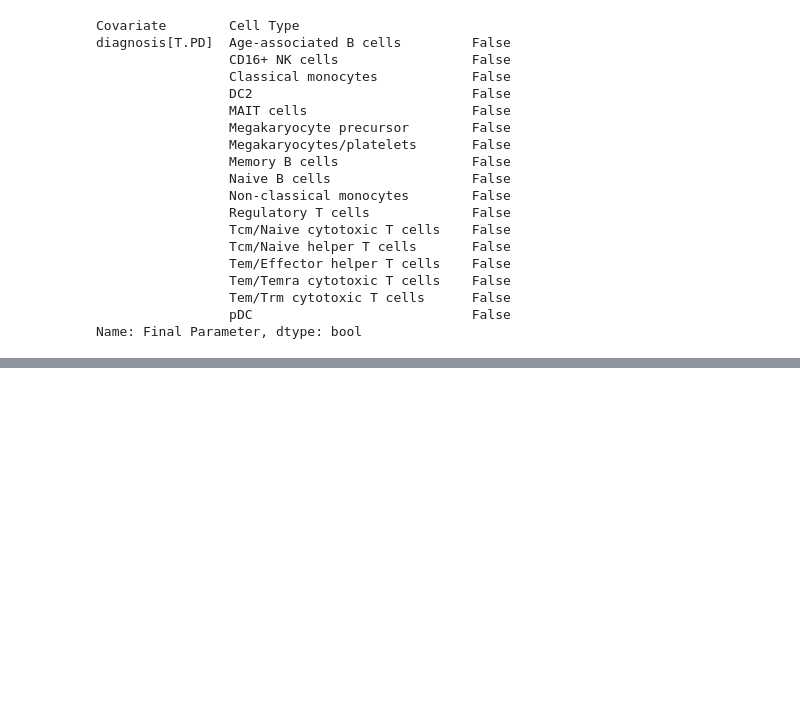
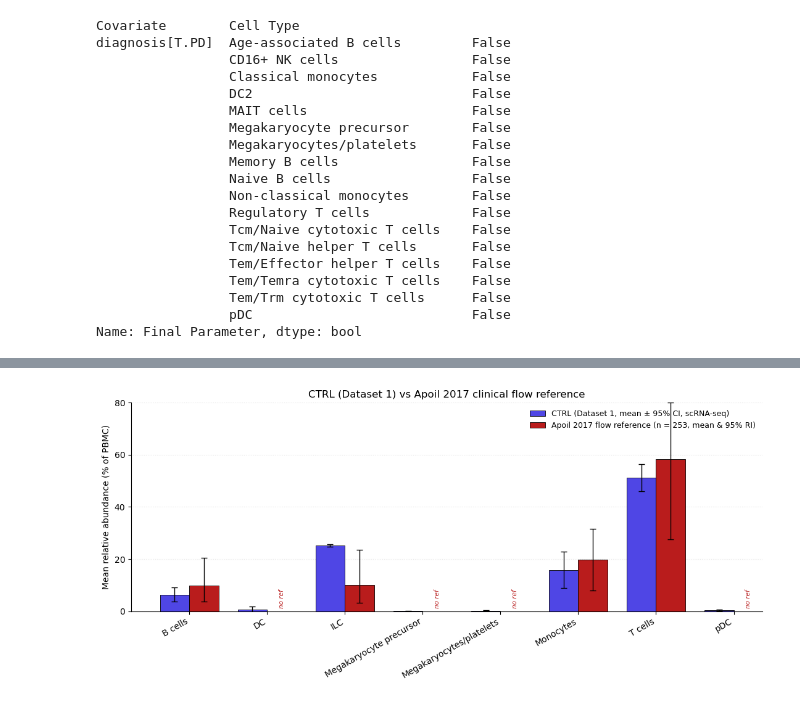
Before and after one commit to zeinabbh/M10, a Jupyter notebook: dataset1_composition.ipynb, the cells around one changed output, grey strips where cells are left out. Cells and saved outputs as stored; diff of their text form; code cells hidden in the pictures; blank space fills up the shorter version.

Commit message:
tried scanpro, added comparison to reference ranges

```diff
--- a/dataset1_composition.ipynb
+++ b/dataset1_composition.ipynb
@@ -488,0 +599,93 @@ sccoda_model.set_fdr(sccoda_data, 0.05)
+# %%
+
+# ---------- Apoil 2017 reference, scaled to % of PBMC ----------
+# PBMC denominator: Apoil lymph (2012/µL) + clinical mono ref (500/µL)
+# + Autissier DCs (15/µL) ≈ 2527 cells/µL
+PBMC_MEAN = 2012 + 500 + 15
+
+# cluster, mean_count, lo_count, hi_count
+apoil_rows = [
+    ("T cells",                   1473,  700, 2508),
+    ("B cells",                    247,   92,  515),
+    ("ILC",                        253,   82,  594),
+    ("Monocytes",                  500,  200,  800),   # clinical reference, not Apoil
+    ("Plasma cells",               3.2,  0.5, 12.4),   # Apoil plasmablasts × B count
+    ("DC",                        None, None, None),   # not covered
+    ("pDC",                       None, None, None),
+    ("Megakaryocytes/platelets",  None, None, None),
+]
+apoil_ref = pd.DataFrame(
+    apoil_rows,
+    columns=["celltypist_cell_label_coarse", "mean_count", "lo_count", "hi_count"],
+)
+apoil_ref["apoil_mean"] = apoil_ref["mean_count"] / PBMC_MEAN * 100
+apoil_ref["apoil_lo"]   = apoil_ref["lo_count"]   / PBMC_MEAN * 100
+apoil_ref["apoil_hi"]   = apoil_ref["hi_count"]   / PBMC_MEAN * 100
+# cap the T-cell upper bound at ~80 so the y axis doesn't break
+apoil_ref.loc[apoil_ref["celltypist_cell_label_coarse"] == "T cells", "apoil_hi"] = 80.0
+
+# ---------- aggregate your CTRL: mean + 95% CI per cluster ----------
+ctrl_stats = (
+    ctrl_plot_df
+    .groupby("celltypist_cell_label_coarse", observed=True)["rel_abundance"]
+    .agg(["mean", "std", "count"])
+    .reset_index()
+)
+ctrl_stats["ci95"] = 1.96 * ctrl_stats["std"] / np.sqrt(ctrl_stats["count"])
+
+# merge, keeping CTRL order as the x-axis
+df = (
+    ctrl_stats
+    .merge(apoil_ref, on="celltypist_cell_label_coarse", how="left")
+    .rename(columns={"mean": "ctrl_mean"})
+)
+
+# ---------- paired bar plot ----------
+fig, ax = plt.subplots(figsize=(11, 5))
+x = np.arange(len(df))
+w = 0.38
+
+# your CTRL (blue) — mean ± 95% CI
+ax.bar(
+    x - w/2, df["ctrl_mean"], w,
+    yerr=df["ci95"], capsize=3.5,
+    color="#4f46e5", edgecolor="black", linewidth=0.6,
+    label="CTRL (Dataset 1, mean ± 95% CI, scRNA-seq)",
+    error_kw=dict(elinewidth=1, ecolor="black"),
+)
+
+# Apoil reference (red) — mean with asymmetric 95% RI
+err_lo = (df["apoil_mean"] - df["apoil_lo"]).astype(float)
+err_hi = (df["apoil_hi"]   - df["apoil_mean"]).astype(float)
+ax.bar(
+    x + w/2, df["apoil_mean"], w,
+    yerr=[err_lo, err_hi], capsize=3.5,
+    color="#b91c1c", edgecolor="black", linewidth=0.6,
+    label="Apoil 2017 flow reference (n = 253, mean & 95% RI)",
+    error_kw=dict(elinewidth=1, ecolor="black"),
+)
+
+# mark clusters with no reference
+for i, row in df.iterrows():
+    if pd.isna(row["apoil_mean"]):
+        ax.text(i + w/2, 1.2, "no ref", ha="center", va="bottom",
+                rotation=90, color="#b91c1c", fontsize=7.5, style="italic")
+
+# cosmetics
+ax.set_xticks(x)
+ax.set_xticklabels(df["celltypist_cell_label_coarse"], rotation=30, ha="right")
+ax.set_ylabel("Mean relative abundance (% of PBMC)")
+ax.set_xlabel("")
+ax.set_title("CTRL (Dataset 1) vs Apoil 2017 clinical flow reference")
+ax.set_ylim(0, 80)
+ax.set_yticks(np.arange(0, 81, 20))
+ax.grid(axis="y", linestyle=":", alpha=0.3)
+ax.set_axisbelow(True)
+for s in ("top", "right"):
+    ax.spines[s].set_visible(False)
+ax.legend(loc="upper right", frameon=False, fontsize=9)
+
+plt.tight_layout()
+plt.show()
+# %% [output]
+[figure, added]
```
Also changed, not shown: parts of 8 cells of this notebook, 9 other files.
